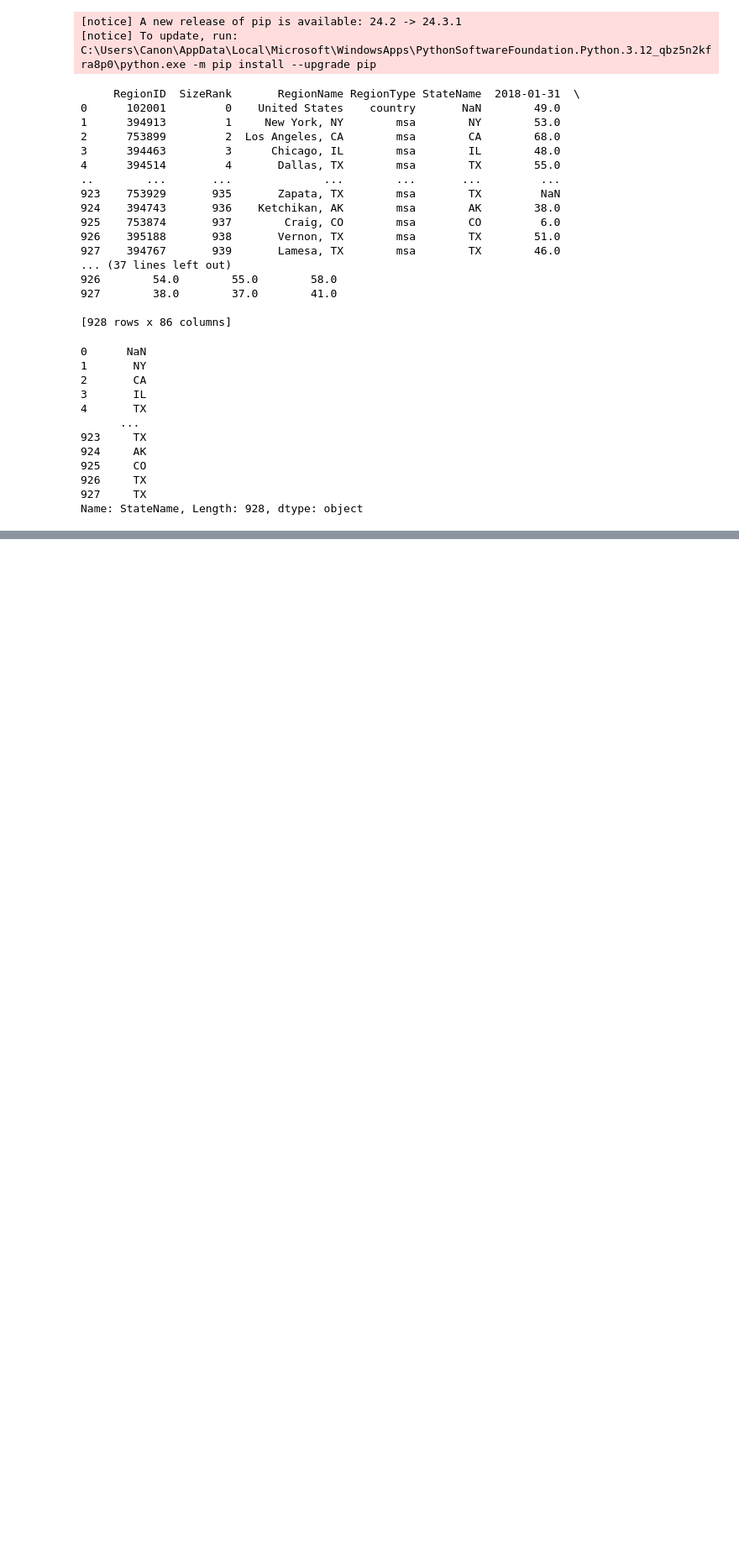
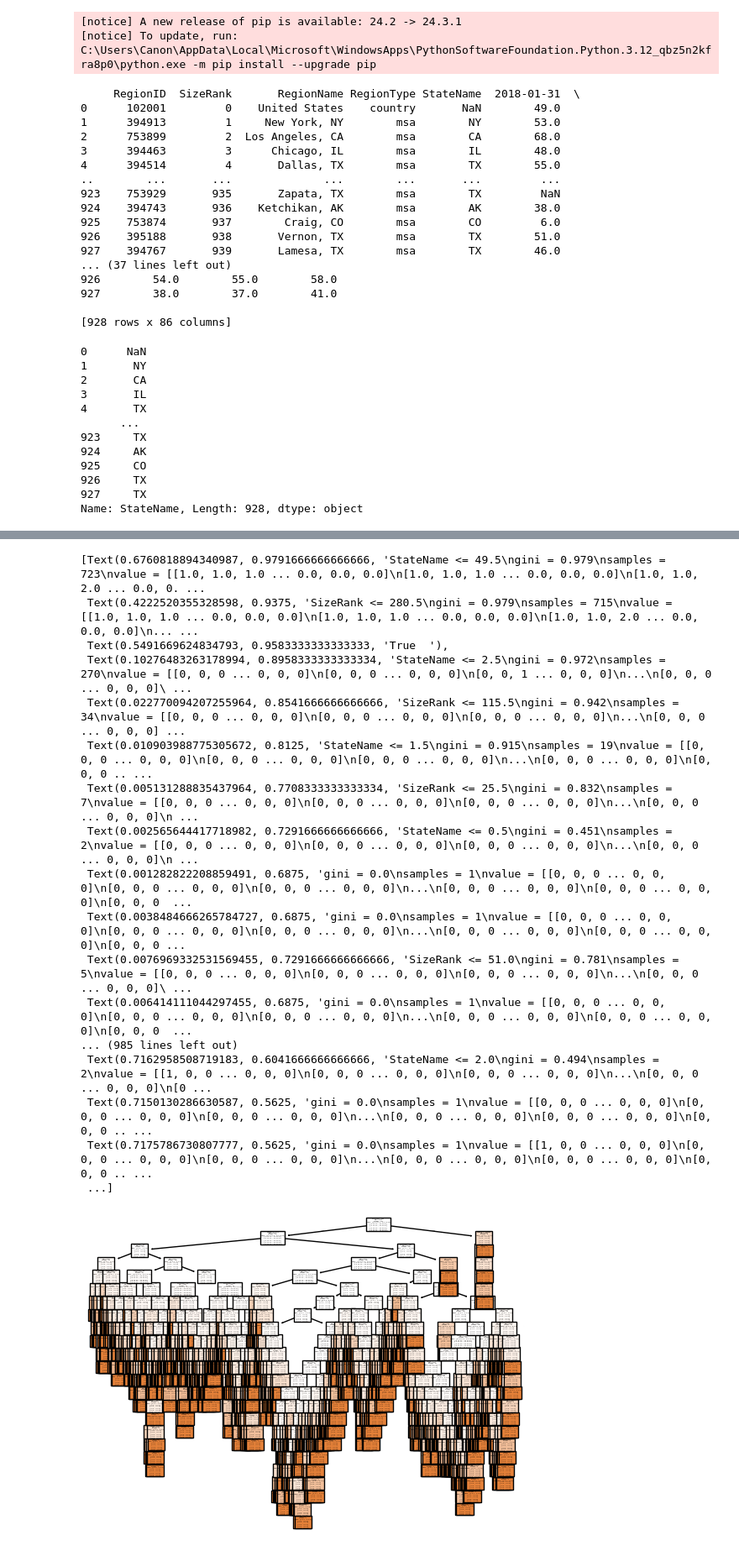
Before and after one commit to AliBa1/group-12-capstone, a Jupyter notebook: d_tree_testing/dtree_testing.ipynb, the cells around one changed output, grey strips where cells are left out. Shown at 84% size. Saved outputs shown, nothing was run; the diff lists cells and outputs as text; code cells hidden in the pictures; blank space fills up the shorter version.

Commit message:
dtree-functional-needs-implentation

```diff
--- a/d_tree_testing/dtree_testing.ipynb
+++ b/d_tree_testing/dtree_testing.ipynb
@@ -84,6 +77,7 @@ print(home_data["StateName"])
 Name: StateName, Length: 928, dtype: object
 # %%
 import pandas as pd
+from sklearn.tree import DecisionTreeClassifier
 
 
 # Assuming home_data is already defined and loaded as a DataFrame
@@ -102,21 +96,19 @@ for i in range(len(features['StateName'])):
         state_to_number[features['StateName'][i]] = len(state_to_number)
     features['StateName'][i] = state_to_number[features['StateName'][i]]
 
-#for state in states:
-    # If the state is not in the mapping, add it with a new unique number
-#    if state not in state_to_number:
-#        state_to_number[state] = current_number
-#        current_number += 1
-    # Append the corresponding number to the encoded_states list
-#    encoded_states.append(state_to_number[state])
-
-print(features['StateName'])
+#print(features['StateName'])
 #print(features)
 
-# Target
-# Date Values
+# Target = Date Values
 target = home_data.iloc[:, 5:]
-#print(target)
+#remove nan values
+combined = features.join(target).dropna()
+features_cleaned = combined[features.columns]
+target_cleaned = combined[target.columns]
+
+
+
+print(target)
 # %% [output]
 You are setting values through chained assignment. Currently this works in certain cases, but when using Copy-on-Write (which will become the default behaviour in pandas 3.0) this will never work to u ...
 A typical example is when you are setting values in a column of a DataFrame, like:
@@ -154,0 +151,34 @@ import matplotlib.pyplot as plt
+# %%
+import pandas
+from sklearn import tree
+from sklearn.tree import DecisionTreeClassifier
+import matplotlib.pyplot as plt
+
+# Drop rows with missing values in both features and target
+
+
+dtree = DecisionTreeClassifier(criterion = 'gini', splitter = 'best', max_depth = None, min_samples_split = 2, min_samples_leaf = 1)
+dtree.fit(features_cleaned, target_cleaned)
+
+# Plot the decision tree
+
+tree.plot_tree(dtree, feature_names = features.columns, class_names = target.columns, filled = True)
+# %% [output]
+[Text(0.6760818894340987, 0.9791666666666666, 'StateName <= 49.5\ngini = 0.979\nsamples = 723\nvalue = [[1.0, 1.0, 1.0 ... 0.0, 0.0, 0.0]\n[1.0, 1.0, 1.0 ... 0.0, 0.0, 0.0]\n[1.0, 1.0, 2.0 ... 0.0, 0. ...
+ Text(0.4222520355328598, 0.9375, 'SizeRank <= 280.5\ngini = 0.979\nsamples = 715\nvalue = [[1.0, 1.0, 1.0 ... 0.0, 0.0, 0.0]\n[1.0, 1.0, 1.0 ... 0.0, 0.0, 0.0]\n[1.0, 1.0, 2.0 ... 0.0, 0.0, 0.0]\n... ...
+ Text(0.5491669624834793, 0.9583333333333333, 'True  '),
+ Text(0.10276483263178994, 0.8958333333333334, 'StateName <= 2.5\ngini = 0.972\nsamples = 270\nvalue = [[0, 0, 0 ... 0, 0, 0]\n[0, 0, 0 ... 0, 0, 0]\n[0, 0, 1 ... 0, 0, 0]\n...\n[0, 0, 0 ... 0, 0, 0]\ ...
+ Text(0.022770094207255964, 0.8541666666666666, 'SizeRank <= 115.5\ngini = 0.942\nsamples = 34\nvalue = [[0, 0, 0 ... 0, 0, 0]\n[0, 0, 0 ... 0, 0, 0]\n[0, 0, 0 ... 0, 0, 0]\n...\n[0, 0, 0 ... 0, 0, 0] ...
+ Text(0.010903988775305672, 0.8125, 'StateName <= 1.5\ngini = 0.915\nsamples = 19\nvalue = [[0, 0, 0 ... 0, 0, 0]\n[0, 0, 0 ... 0, 0, 0]\n[0, 0, 0 ... 0, 0, 0]\n...\n[0, 0, 0 ... 0, 0, 0]\n[0, 0, 0 .. ...
+ Text(0.005131288835437964, 0.7708333333333334, 'SizeRank <= 25.5\ngini = 0.832\nsamples = 7\nvalue = [[0, 0, 0 ... 0, 0, 0]\n[0, 0, 0 ... 0, 0, 0]\n[0, 0, 0 ... 0, 0, 0]\n...\n[0, 0, 0 ... 0, 0, 0]\n ...
+ Text(0.002565644417718982, 0.7291666666666666, 'StateName <= 0.5\ngini = 0.451\nsamples = 2\nvalue = [[0, 0, 0 ... 0, 0, 0]\n[0, 0, 0 ... 0, 0, 0]\n[0, 0, 0 ... 0, 0, 0]\n...\n[0, 0, 0 ... 0, 0, 0]\n ...
+ Text(0.001282822208859491, 0.6875, 'gini = 0.0\nsamples = 1\nvalue = [[0, 0, 0 ... 0, 0, 0]\n[0, 0, 0 ... 0, 0, 0]\n[0, 0, 0 ... 0, 0, 0]\n...\n[0, 0, 0 ... 0, 0, 0]\n[0, 0, 0 ... 0, 0, 0]\n[0, 0, 0  ...
+ Text(0.0038484666265784727, 0.6875, 'gini = 0.0\nsamples = 1\nvalue = [[0, 0, 0 ... 0, 0, 0]\n[0, 0, 0 ... 0, 0, 0]\n[0, 0, 0 ... 0, 0, 0]\n...\n[0, 0, 0 ... 0, 0, 0]\n[0, 0, 0 ... 0, 0, 0]\n[0, 0, 0 ...
+ Text(0.0076969332531569455, 0.7291666666666666, 'SizeRank <= 51.0\ngini = 0.781\nsamples = 5\nvalue = [[0, 0, 0 ... 0, 0, 0]\n[0, 0, 0 ... 0, 0, 0]\n[0, 0, 0 ... 0, 0, 0]\n...\n[0, 0, 0 ... 0, 0, 0]\ ...
+ Text(0.006414111044297455, 0.6875, 'gini = 0.0\nsamples = 1\nvalue = [[0, 0, 0 ... 0, 0, 0]\n[0, 0, 0 ... 0, 0, 0]\n[0, 0, 0 ... 0, 0, 0]\n...\n[0, 0, 0 ... 0, 0, 0]\n[0, 0, 0 ... 0, 0, 0]\n[0, 0, 0  ...
+... (985 lines left out)
+ Text(0.7162958508719183, 0.6041666666666666, 'StateName <= 2.0\ngini = 0.494\nsamples = 2\nvalue = [[1, 0, 0 ... 0, 0, 0]\n[0, 0, 0 ... 0, 0, 0]\n[0, 0, 0 ... 0, 0, 0]\n...\n[0, 0, 0 ... 0, 0, 0]\n[0 ...
+ Text(0.7150130286630587, 0.5625, 'gini = 0.0\nsamples = 1\nvalue = [[0, 0, 0 ... 0, 0, 0]\n[0, 0, 0 ... 0, 0, 0]\n[0, 0, 0 ... 0, 0, 0]\n...\n[0, 0, 0 ... 0, 0, 0]\n[0, 0, 0 ... 0, 0, 0]\n[0, 0, 0 .. ...
+ Text(0.7175786730807777, 0.5625, 'gini = 0.0\nsamples = 1\nvalue = [[1, 0, 0 ... 0, 0, 0]\n[0, 0, 0 ... 0, 0, 0]\n[0, 0, 0 ... 0, 0, 0]\n...\n[0, 0, 0 ... 0, 0, 0]\n[0, 0, 0 ... 0, 0, 0]\n[0, 0, 0 .. ...
+ ...]
+[figure, added]
```
Also changed, not shown: parts of 5 cells of this notebook.
